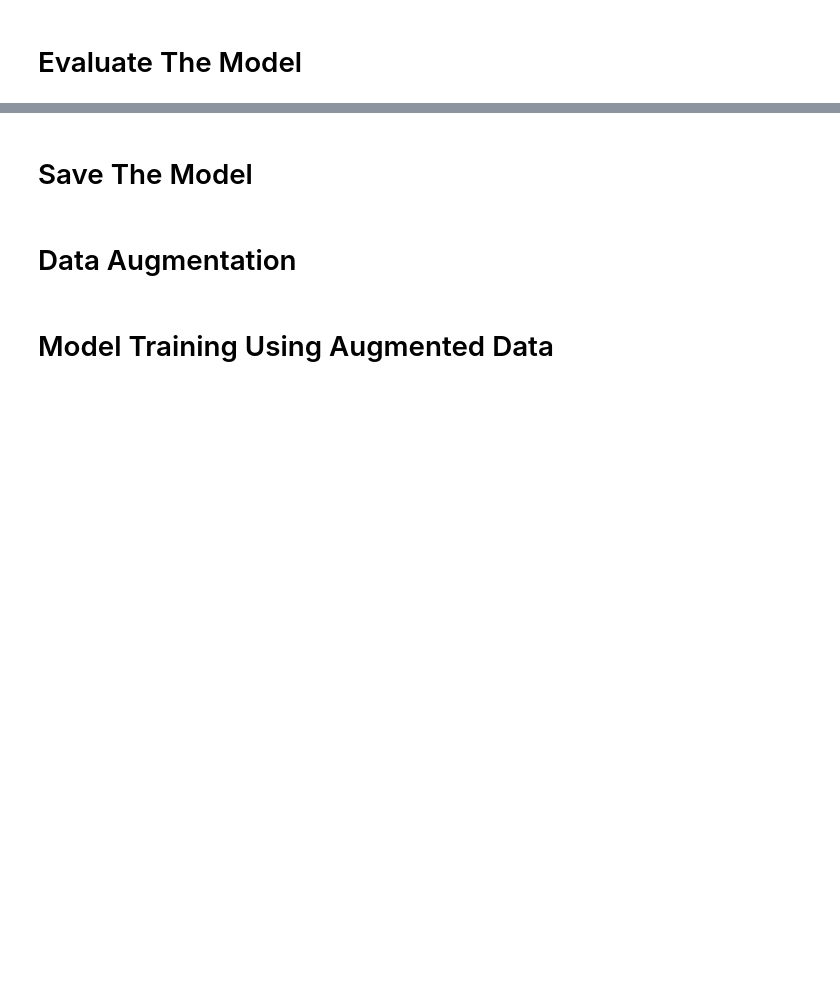
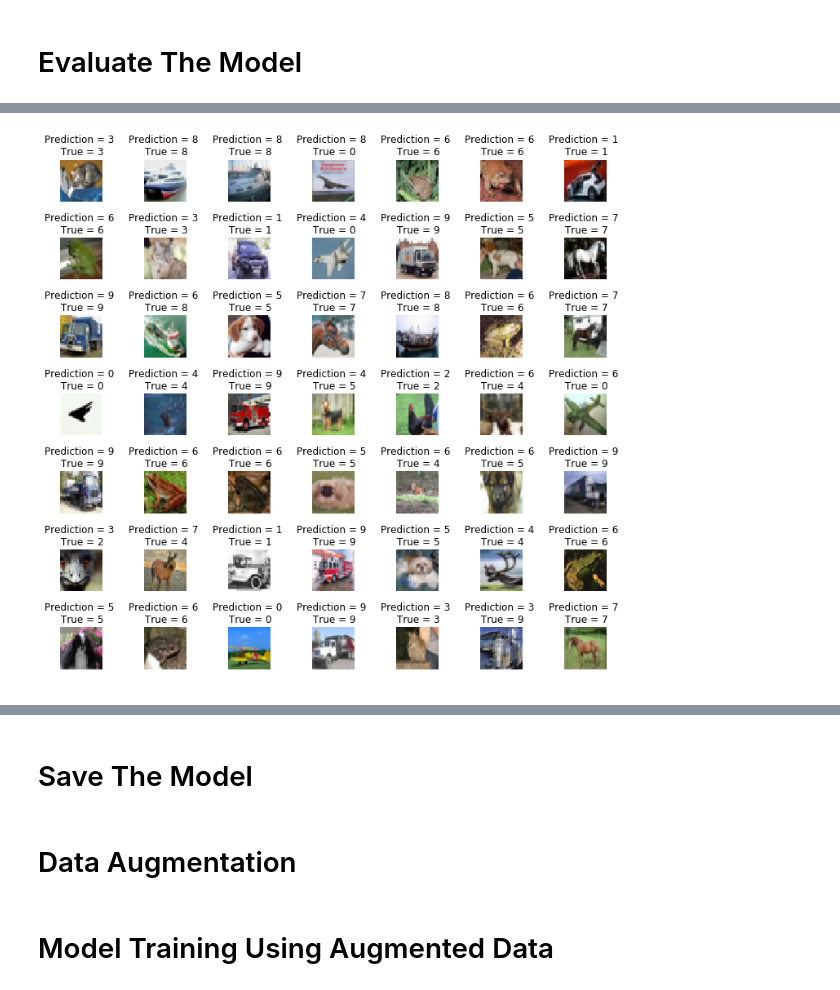
Before and after one commit to araetoro/deep_learning_machine_learning, a Jupyter notebook: CNN Project 2 - CiFAR-10 Images Classification.ipynb, the cells around one changed output, grey strips where cells are left out. Cells and saved outputs as stored; diff of their text form; code cells hidden in the pictures; blank space fills up the shorter version.

```diff
--- a/CNN Project 2 - CiFAR-10 Images Classification.ipynb
+++ b/CNN Project 2 - CiFAR-10 Images Classification.ipynb
@@ -132,15 +137,17 @@ y_test = y_test.argmax(1)
 # %%
 L = 7
 W = 7
-fig, axes = plt.subbplots(L, W, figsize = (12, 12)
+fig, axes = plt.subplots(L, W, figsize = (12, 12))
 axes = axes.ravel()
 
-for i in np.arrange(0, L*W);
+for i in np.arange(0, L*W):
     axes[i].imshow(X_test[i])
-    axes[i].set_title('Prediction = {} \n True = {}).format(predicted_classes[i], y_test[i])
+    axes[i].set_title('Prediction = {} \n True = {}'.format(predicted_classes[i], y_test[i]))
     axes[i].axis('off')
 
 plt.subplots_adjust(wspace = 1)
+# %% [output]
+[figure, added]
 # %%
 from sklearn.metrics import confusion_matrix
 import seaborn as sns
```
Also changed, not shown: parts of 8 cells of this notebook.
